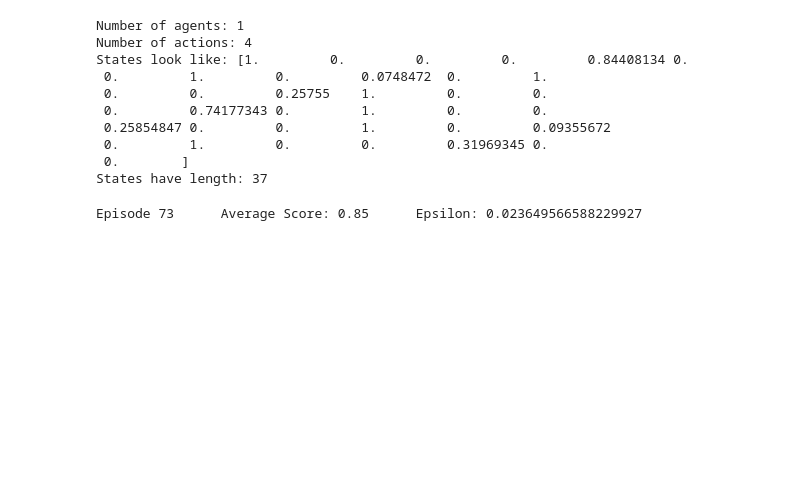
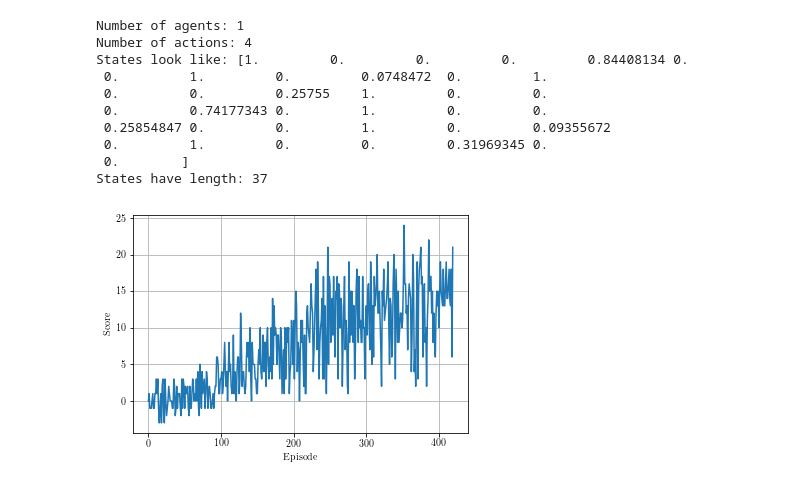
Before and after one commit to cjm715/Udacity-drln-p1, a Jupyter notebook: project.ipynb, the cells around one changed output. Cells and saved outputs as stored; diff of their text form; code cells hidden in the pictures; blank space fills up the shorter version.

```diff
--- a/project.ipynb
+++ b/project.ipynb
@@ -62,10 +62,9 @@ States look like: [1.         0.         0.         0.         0.84408134 0.
 States have length: 37
 # %%
 agent = Agent(state_size=state_size, action_size=action_size)
-agent.qnetwork_local.load_state_dict(torch.load('checkpoint.pth'))
+#agent.qnetwork_local.load_state_dict(torch.load('checkpoint.pth'))
 # %%
-
-def dqn(n_episodes=2000, max_t=1000, eps_start=1.0, eps_end=0.01, eps_decay=0.95):
+def dqn(n_episodes=2000, max_t=1000, eps_start=0.9, eps_end=0.01, eps_decay=0.95):
     """Deep Q-Learning.
 
     Params
@@ -97,6 +96,8 @@ def dqn(n_episodes=2000, max_t=1000, eps_start=1.0, eps_end=0.01, eps_decay=0.95
 
             if done:
                 break
+
+
         scores_window.append(score)       # save most recent score
         scores.append(score)              # save most recent score
         eps = max(eps_end, eps_decay*eps) # decrease epsilon
@@ -104,19 +105,9 @@ def dqn(n_episodes=2000, max_t=1000, eps_start=1.0, eps_end=0.01, eps_decay=0.95
         if i_episode % 100 == 0:
             print('\rEpisode {}\tAverage Score: {:.2f} \t Epsilon: {}'.format(i_episode, np.mean(scores_window),eps))
         if np.mean(scores_window)>=13.0:
-            print('\nEnvironment solved in {:d} episodes!\tAverage Score: {:.2f}'.format(i_episode-100, np.mean(scores_window)))
+            print('\nEnvironment solved in {:d} episodes!\tAverage Score: {:.2f}'.format(i_episode, np.mean(scores_window)))
             torch.save(agent.qnetwork_local.state_dict(), 'checkpoint.pth')
             break
     return scores
 
 scores = dqn()
-
-# plot the scores
-fig = plt.figure()
-ax = fig.add_subplot(111)
-plt.plot(np.arange(len(scores)), scores)
-plt.ylabel('Score')
-plt.xlabel('Episode #')
-plt.show()
-# %% [output]
-Episode 73      Average Score: 0.85      Epsilon: 0.023649566588229927
@@ -123,3 +117,17 @@ Episode 73      Average Score: 0.85      Epsilon: 0.023649566588229927
+# %%
+# plot the scores
+plt.rc('text', usetex=True)
+plt.rc('font', family='serif')
+
+fig = plt.figure()
+ax = fig.add_subplot(111)
+plt.plot(np.arange(len(scores)), scores)
+plt.grid('on')
+plt.ylabel('Score')
+plt.xlabel('Episode')
+plt.show()
+# %% [output]
+[figure, added]
 # %%
 # load the weights from file
 from unityagents import UnityEnvironment
```
Also changed, not shown: parts of 3 cells of this notebook, 1 other file.
